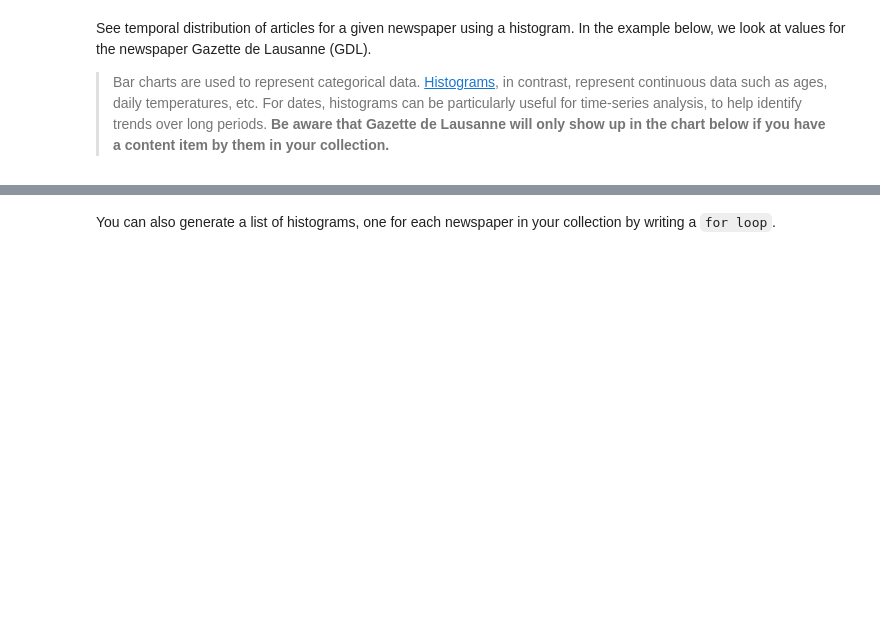
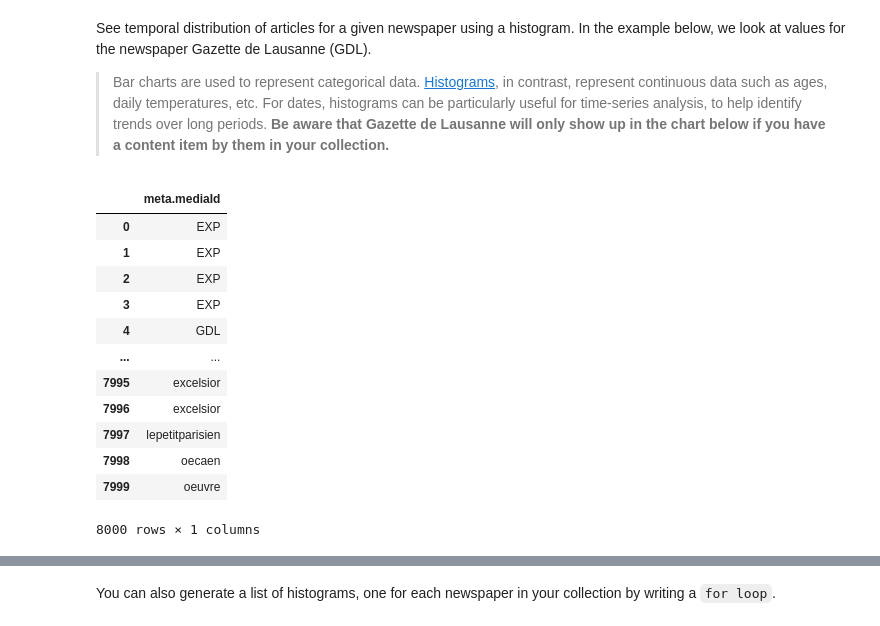
Before and after one commit to impresso/impresso-datalab-notebooks, a Jupyter notebook: explore-vis/inspecting_my_collection.ipynb, the cells around one changed output, grey strips where cells are left out. Drawn from its saved outputs; the diff is of its cells as text; code cells hidden in the pictures; blank space fills up the shorter version.

```diff
--- a/explore-vis/inspecting_my_collection.ipynb
+++ b/explore-vis/inspecting_my_collection.ipynb
@@ -127,5 +195,21 @@ fig.show()
 See temporal distribution of articles for a given newspaper using a histogram. In the example below, we look at values for the newspaper Gazette de Lausanne (GDL).
 
 > Bar charts are used to represent categorical data. [Histograms](https://plotly.com/python/histograms/#:~:text=More%20generally%2C%20in%20Plotly%20a,as%20well%20as%20linear%20axes.), in contrast, represent continuous data such as ages, daily temperatures, etc. For dates, histograms can be particularly useful for time-series analysis, to help identify trends over long periods. **Be aware that Gazette de Lausanne will only show up in the chart below if you have a content item by them in your collection.**
+# %%
+dataframe[["meta.mediaId"]]
+# %% [output]
+|  | meta.mediaId |
+| 0 | EXP |
+| 1 | EXP |
+| 2 | EXP |
+| 3 | EXP |
+| 4 | GDL |
+| ... | ... |
+| 7995 | excelsior |
+| 7996 | excelsior |
+| 7997 | lepetitparisien |
+| 7998 | oecaen |
+| 7999 | oeuvre |
+8000 rows × 1 columns
 # %%
 # Create a dataframe with values for Gazette de Lausanne (GDL)
```
Also changed, not shown: parts of 26 cells of this notebook.
